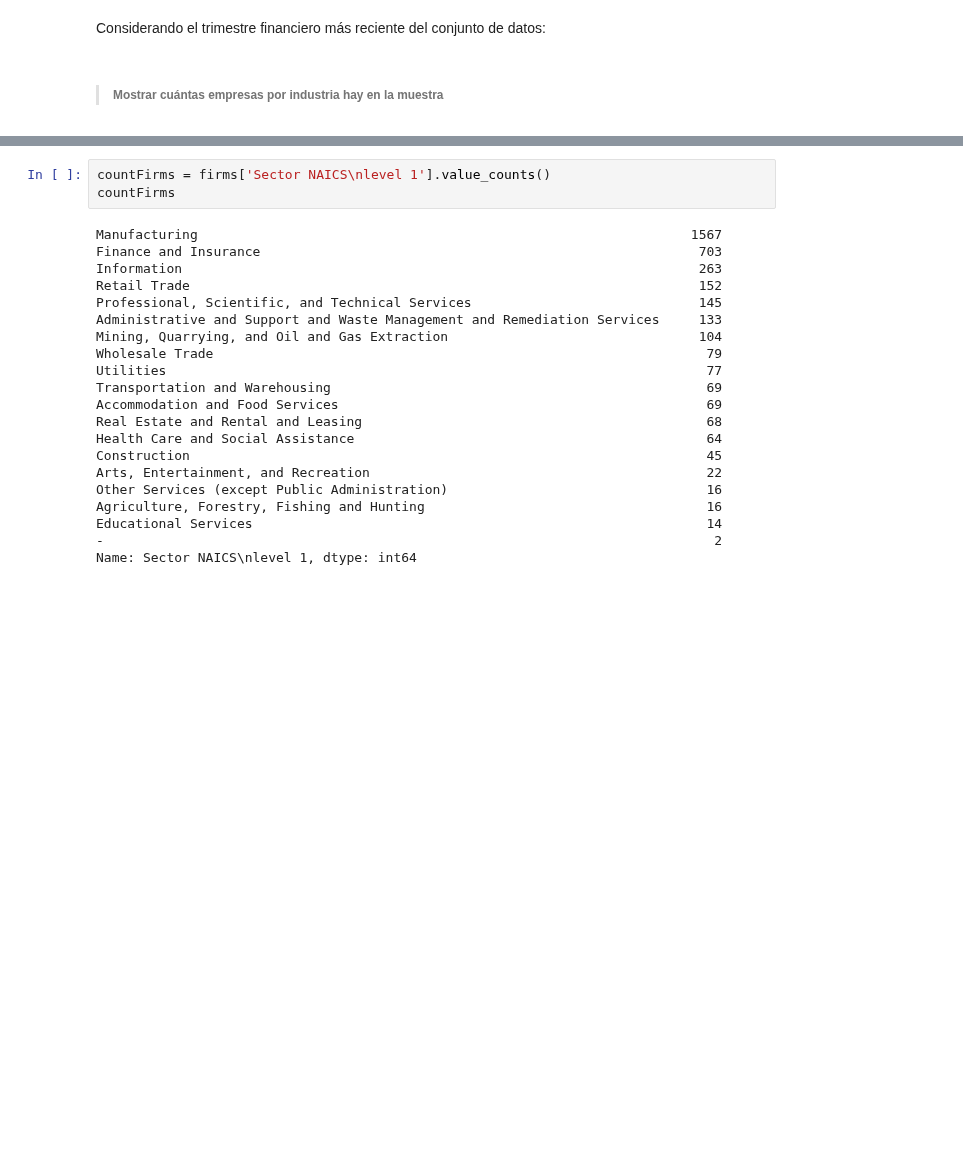
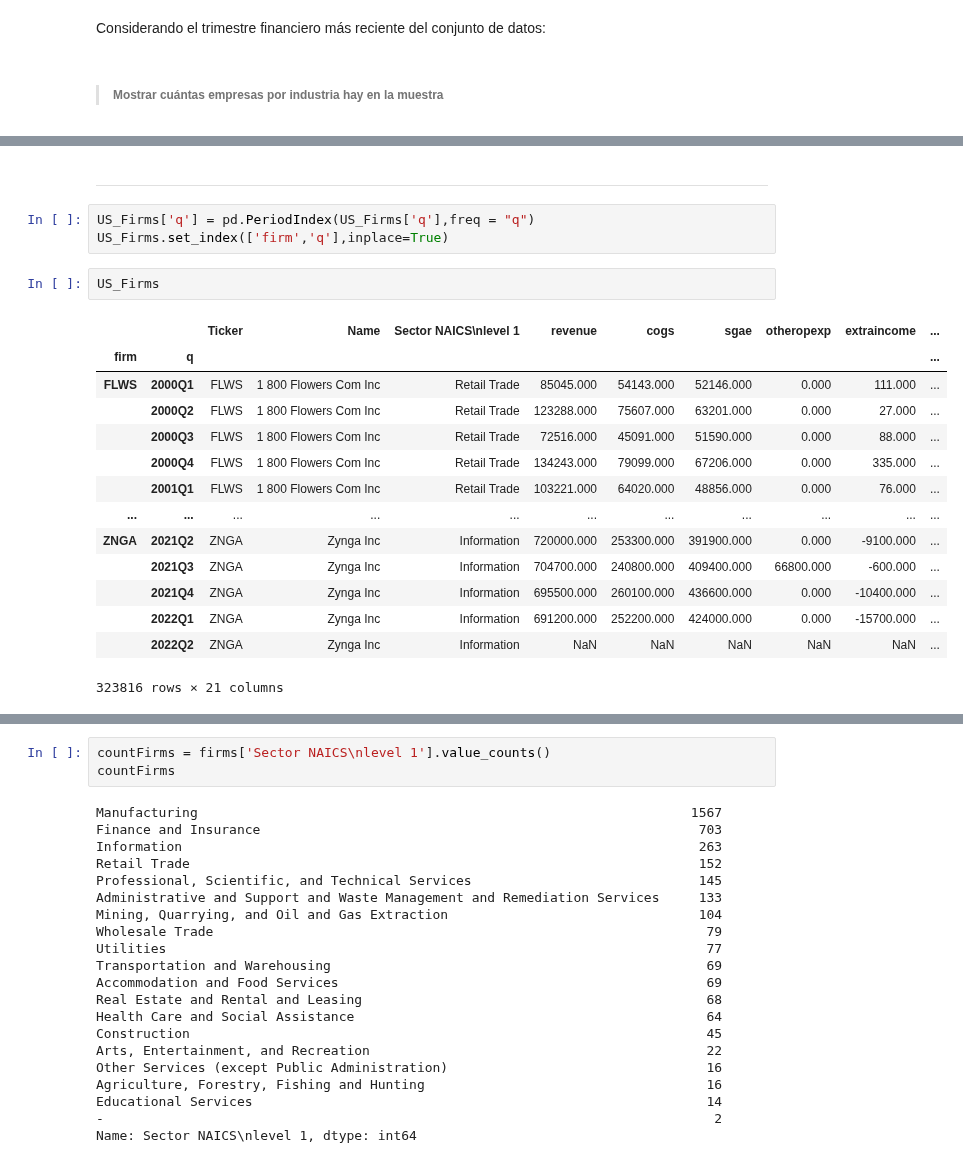
Before and after one commit to AnHrt/StatisticsII, a Jupyter notebook: Statistics/A01369984_BCase.ipynb, the cells around one changed output, grey strips where cells are left out. Saved outputs shown, nothing was run; the diff lists cells and outputs as text; blank space fills up the shorter version.

```diff
--- a/Statistics/A01369984_BCase.ipynb
+++ b/Statistics/A01369984_BCase.ipynb
@@ -189,0 +167,22 @@ Considerando el trimestre financiero más reciente del conjunto de datos:
+# %% [markdown]
+---
+# %%
+US_Firms['q'] = pd.PeriodIndex(US_Firms['q'],freq = "q")
+US_Firms.set_index(['firm','q'],inplace=True)
+# %%
+US_Firms
+# %% [output]
+|  |  | Ticker | Name | Sector NAICS\nlevel 1 | revenue | cogs | sgae | otheropexp | extraincome | ... |
+| firm | q |  |  |  |  |  |  |  |  | ... |
+| FLWS | 2000Q1 | FLWS | 1 800 Flowers Com Inc | Retail Trade | 85045.000 | 54143.000 | 52146.000 | 0.000 | 111.000 | ... |
+|  | 2000Q2 | FLWS | 1 800 Flowers Com Inc | Retail Trade | 123288.000 | 75607.000 | 63201.000 | 0.000 | 27.000 | ... |
+|  | 2000Q3 | FLWS | 1 800 Flowers Com Inc | Retail Trade | 72516.000 | 45091.000 | 51590.000 | 0.000 | 88.000 | ... |
+|  | 2000Q4 | FLWS | 1 800 Flowers Com Inc | Retail Trade | 134243.000 | 79099.000 | 67206.000 | 0.000 | 335.000 | ... |
+|  | 2001Q1 | FLWS | 1 800 Flowers Com Inc | Retail Trade | 103221.000 | 64020.000 | 48856.000 | 0.000 | 76.000 | ... |
+| ... | ... | ... | ... | ... | ... | ... | ... | ... | ... | ... |
+| ZNGA | 2021Q2 | ZNGA | Zynga Inc | Information | 720000.000 | 253300.000 | 391900.000 | 0.000 | -9100.000 | ... |
+|  | 2021Q3 | ZNGA | Zynga Inc | Information | 704700.000 | 240800.000 | 409400.000 | 66800.000 | -600.000 | ... |
+|  | 2021Q4 | ZNGA | Zynga Inc | Information | 695500.000 | 260100.000 | 436600.000 | 0.000 | -10400.000 | ... |
+|  | 2022Q1 | ZNGA | Zynga Inc | Information | 691200.000 | 252200.000 | 424000.000 | 0.000 | -15700.000 | ... |
+|  | 2022Q2 | ZNGA | Zynga Inc | Information | NaN | NaN | NaN | NaN | NaN | ... |
+323816 rows × 21 columns
```
Also changed, not shown: parts of 45 cells of this notebook.
